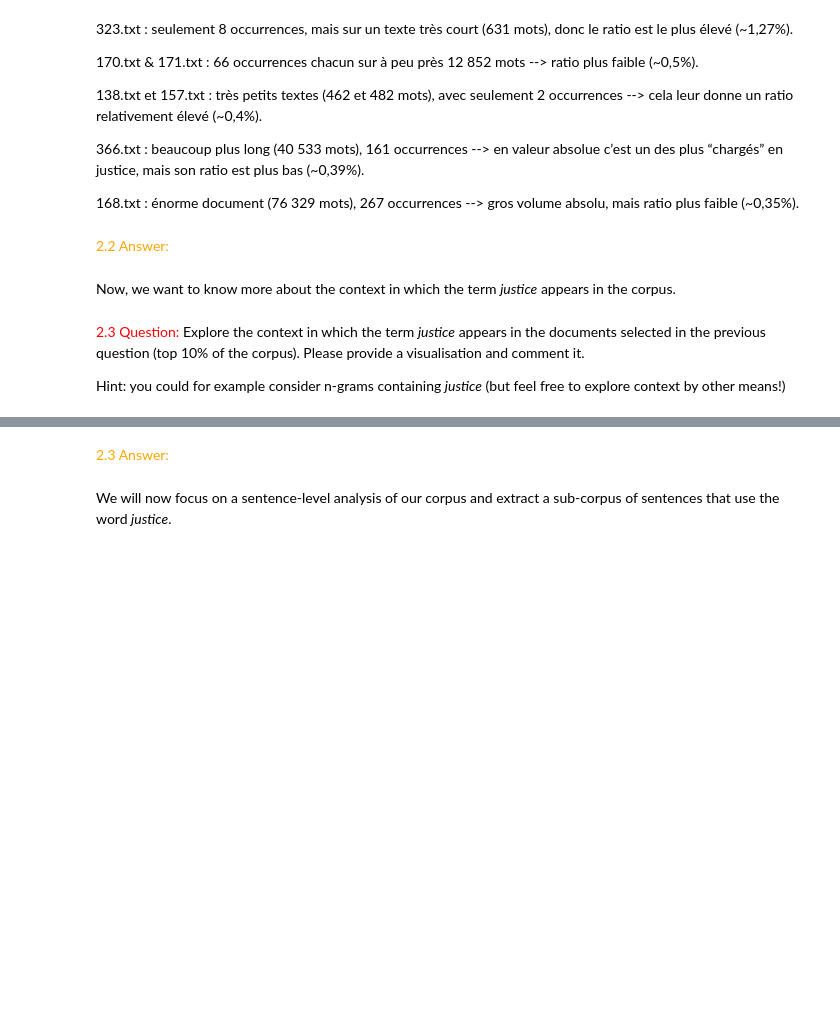
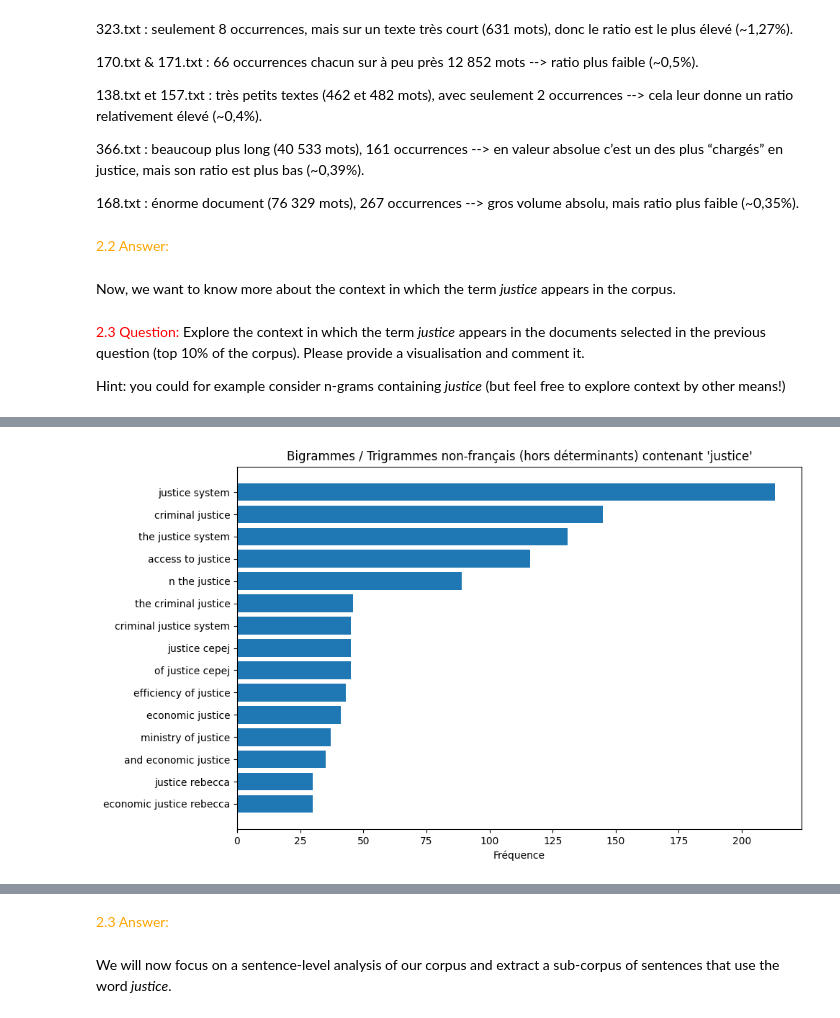
Before and after one commit to Durantoine/chai-justice, a Jupyter notebook: chai-justice.ipynb, the cells around one changed output, grey strips where cells are left out. Cells and saved outputs as stored; diff of their text form; code cells hidden in the pictures; blank space fills up the shorter version.

```diff
--- a/chai-justice.ipynb
+++ b/chai-justice.ipynb
@@ -292,0 +306,69 @@ plt.show()
+# %%
+import os
+import re
+from collections import Counter
+import matplotlib.pyplot as plt
+from langdetect import detect, DetectorFactory
+
+# Pour rendre la détection reproductible
+DetectorFactory.seed = 0
+
+TXTS_DIR = "./data/txts"
+
+def extract_ngrams(words, n=2):
+    """Construit tous les n-grammes d'une liste de mots"""
+    return [" ".join(words[i:i+n]) for i in range(len(words)-n+1)]
+
+def is_not_french(text):
+    """Retourne True si le texte n'est PAS en français"""
+    try:
+        return detect(text) != "fr"
+    except:
+        return False
+
+# ⚙️ Liste de mots vides à exclure (anglais + français)
+STOPWORDS = {
+    "the", "a", "an", "of", "to", "in", "and", "for", "on", "at", "by", "with", "from", "is", "as", "that", "this", "these", "those", "of the","la", "le", "les", "de", "du", "des", "au", "aux", "un", "une", "et", "en", "n the"
+}
+
+def contains_stopword(ngram):
+    """Renvoie True si l’n-gramme contient uniquement ou majoritairement des mots outils"""
+    words = ngram.split()
+    # On exclut les n-grammes où la moitié (ou plus) des mots sont des stopwords
+    stop_count = sum(w in STOPWORDS for w in words)
+    return stop_count >= len(words) / 2
+
+ngrams_counter = Counter()
+
+# Parcourir les fichiers du top 10%
+for fname in df_top["document"]:
+    path = os.path.join(TXTS_DIR, fname)
+    with open(path, "r", encoding="utf-8", errors="ignore") as f:
+        text = f.read().lower()
+        words = re.findall(r"\w+", text)
+
+        bigrams = extract_ngrams(words, 2)
+        trigrams = extract_ngrams(words, 3)
+
+        # garder uniquement ceux qui contiennent "justice"
+        for bg in bigrams:
+            if "justice" in bg and is_not_french(bg) and not contains_stopword(bg):
+                ngrams_counter[bg] += 1
+        for tg in trigrams:
+            if "justice" in tg and is_not_french(tg) and not contains_stopword(tg):
+                ngrams_counter[tg] += 1
+
+# Sélection des 15 n-grams les plus fréquents
+top_ngrams = ngrams_counter.most_common(15)
+
+# Visualisation
+labels, values = zip(*top_ngrams)
+plt.figure(figsize=(10,6))
+plt.barh(labels, values)
+plt.title("Bigrammes / Trigrammes non-français (hors déterminants) contenant 'justice'")
+plt.xlabel("Fréquence")
+plt.gca().invert_yaxis()
+plt.tight_layout()
+plt.show()
+# %% [output]
+[figure, added]
```
Also changed, not shown: parts of 8 cells of this notebook, 1 other file.
